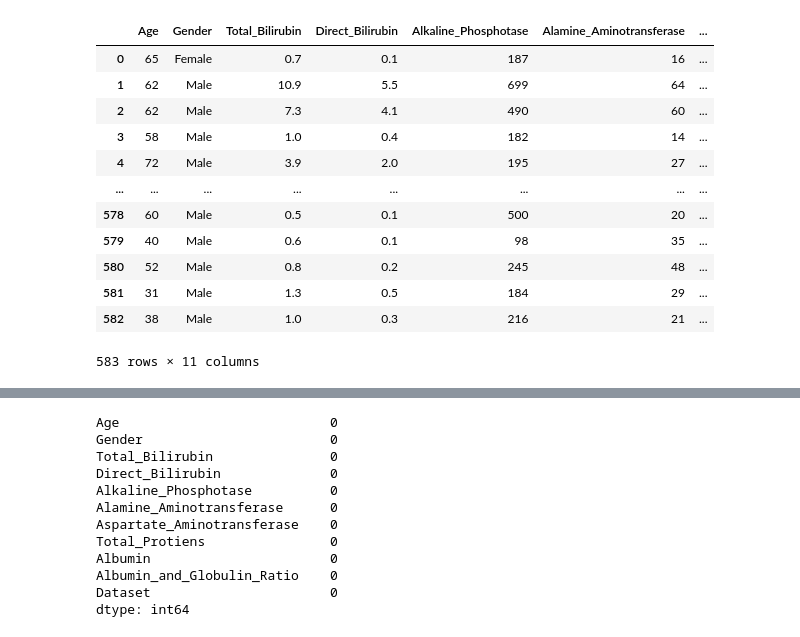
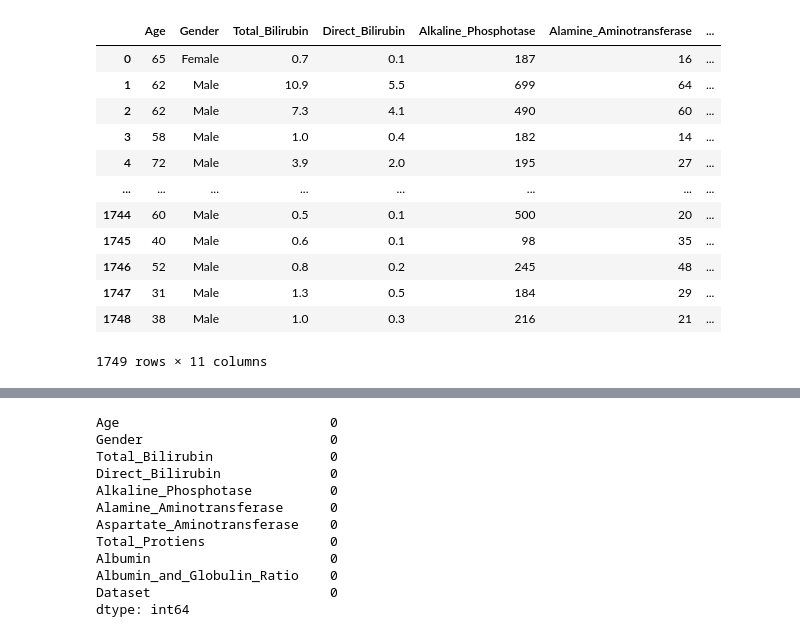
Before and after one commit to Babun001/Liver-Diseases-Prediction-using-Machine-Learning, a Jupyter notebook: Testing.ipynb, the cells around one changed output, grey strips where cells are left out. Drawn from its saved outputs; the diff is of its cells as text; code cells hidden in the pictures.

```diff
--- a/Testing.ipynb
+++ b/Testing.ipynb
@@ -4,22 +4,22 @@ import numpy as np
 import matplotlib.pyplot as plt
 %matplotlib inline
 # %%
-Liver_df = pd.read_csv('indian_liver_patient.csv')
+Liver_df = pd.read_csv('Liver_disease_DupDataset.csv')
 Liver_df
 # %% [output]
 |  | Age | Gender | Total_Bilirubin | Direct_Bilirubin | Alkaline_Phosphotase | Alamine_Aminotransferase | ... |
 | 0 | 65 | Female | 0.7 | 0.1 | 187 | 16 | ... |
 | 1 | 62 | Male | 10.9 | 5.5 | 699 | 64 | ... |
 | 2 | 62 | Male | 7.3 | 4.1 | 490 | 60 | ... |
 | 3 | 58 | Male | 1.0 | 0.4 | 182 | 14 | ... |
 | 4 | 72 | Male | 3.9 | 2.0 | 195 | 27 | ... |
 | ... | ... | ... | ... | ... | ... | ... | ... |
-| 578 | 60 | Male | 0.5 | 0.1 | 500 | 20 | ... |
-| 579 | 40 | Male | 0.6 | 0.1 | 98 | 35 | ... |
-| 580 | 52 | Male | 0.8 | 0.2 | 245 | 48 | ... |
-| 581 | 31 | Male | 1.3 | 0.5 | 184 | 29 | ... |
-| 582 | 38 | Male | 1.0 | 0.3 | 216 | 21 | ... |
+| 1744 | 60 | Male | 0.5 | 0.1 | 500 | 20 | ... |
+| 1745 | 40 | Male | 0.6 | 0.1 | 98 | 35 | ... |
+| 1746 | 52 | Male | 0.8 | 0.2 | 245 | 48 | ... |
+| 1747 | 31 | Male | 1.3 | 0.5 | 184 | 29 | ... |
+| 1748 | 38 | Male | 1.0 | 0.3 | 216 | 21 | ... |
-583 rows × 11 columns
+1749 rows × 11 columns
 # %%
 print(Liver_df.describe())
 # print(Liver_DataFrame.info())
```
Also changed, not shown: parts of 8 cells of this notebook, 1 other file.
